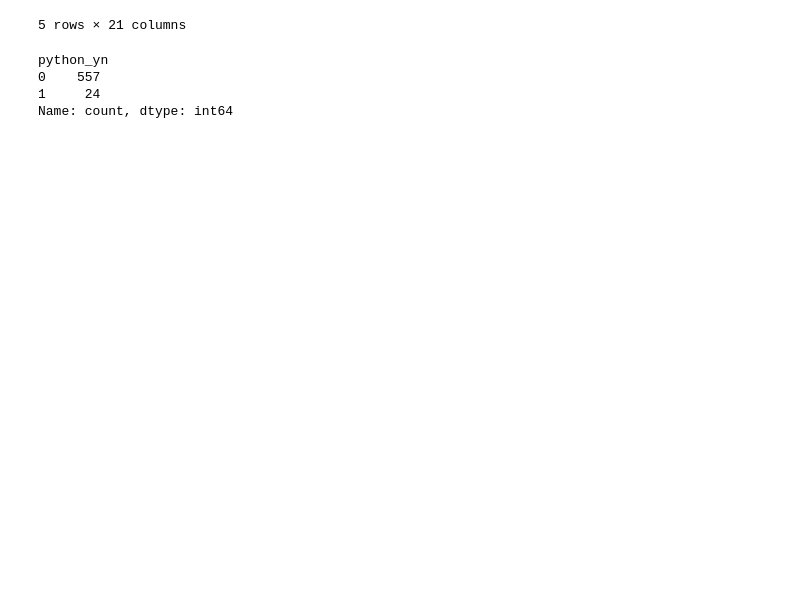
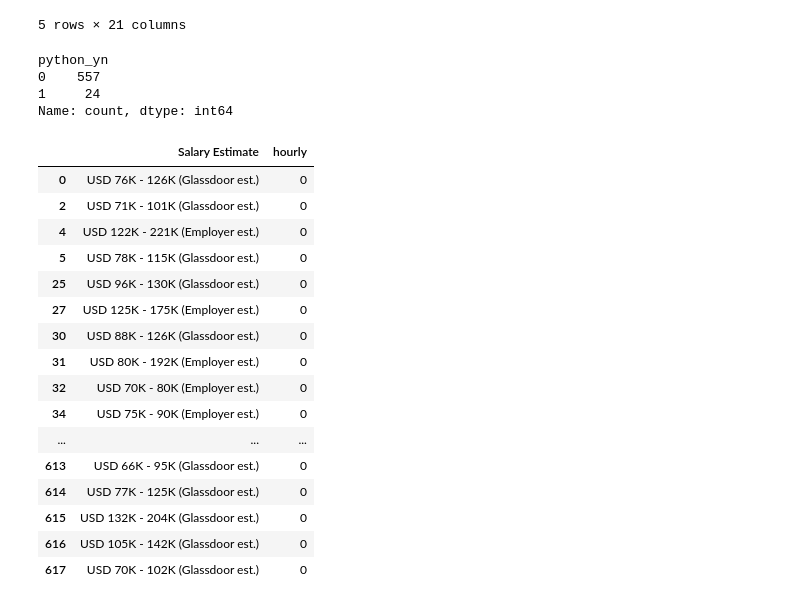
Before and after one commit to thedv/ds_salary_proj, a Jupyter notebook: data_cleaning.ipynb, the cells around one changed output. Drawn from its saved outputs; the diff is of its cells as text; code cells hidden in the pictures; blank space fills up the shorter version.

```diff
--- a/data_cleaning.ipynb
+++ b/data_cleaning.ipynb
@@ -64,3 +64,25 @@ Name: count, dtype: int64
 #Get spark, python, R
 # %%
 df.to_csv('cleaned_df.csv')
+# %%
+df['desc_len'] = df['Job Description'].apply(lambda x: len(x))
+# %%
+df[['Salary Estimate', 'hourly']]
+# %% [output]
+|  | Salary Estimate | hourly |
+| 0 | USD 76K - 126K (Glassdoor est.) | 0 |
+| 2 | USD 71K - 101K (Glassdoor est.) | 0 |
+| 4 | USD 122K - 221K (Employer est.) | 0 |
+| 5 | USD 78K - 115K (Glassdoor est.) | 0 |
+| 25 | USD 96K - 130K (Glassdoor est.) | 0 |
+| 27 | USD 125K - 175K (Employer est.) | 0 |
+| 30 | USD 88K - 126K (Glassdoor est.) | 0 |
+| 31 | USD 80K - 192K (Employer est.) | 0 |
+| 32 | USD 70K - 80K (Employer est.) | 0 |
+| 34 | USD 75K - 90K (Employer est.) | 0 |
+| ... | ... | ... |
+| 613 | USD 66K - 95K (Glassdoor est.) | 0 |
+| 614 | USD 77K - 125K (Glassdoor est.) | 0 |
+| 615 | USD 132K - 204K (Glassdoor est.) | 0 |
+| 616 | USD 105K - 142K (Glassdoor est.) | 0 |
+| 617 | USD 70K - 102K (Glassdoor est.) | 0 |
```
Also changed, not shown: 1 other file.
